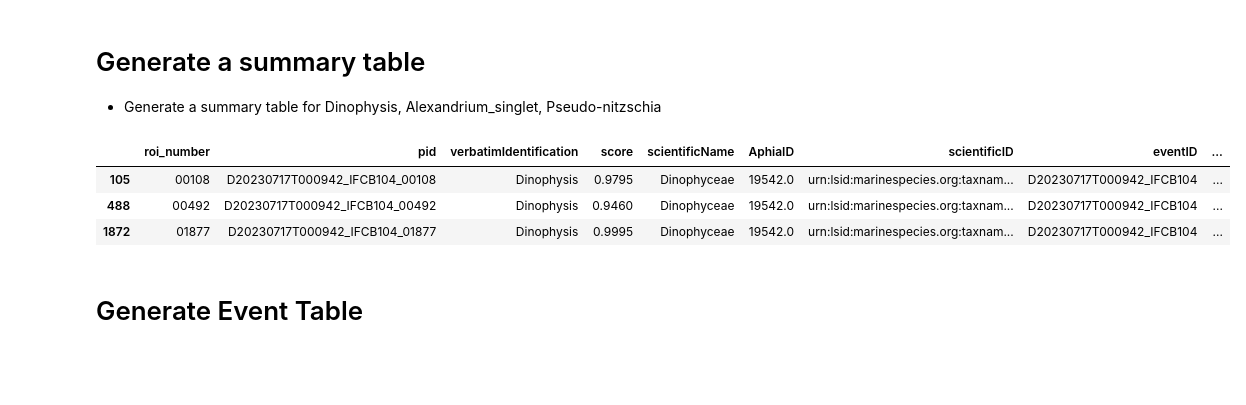
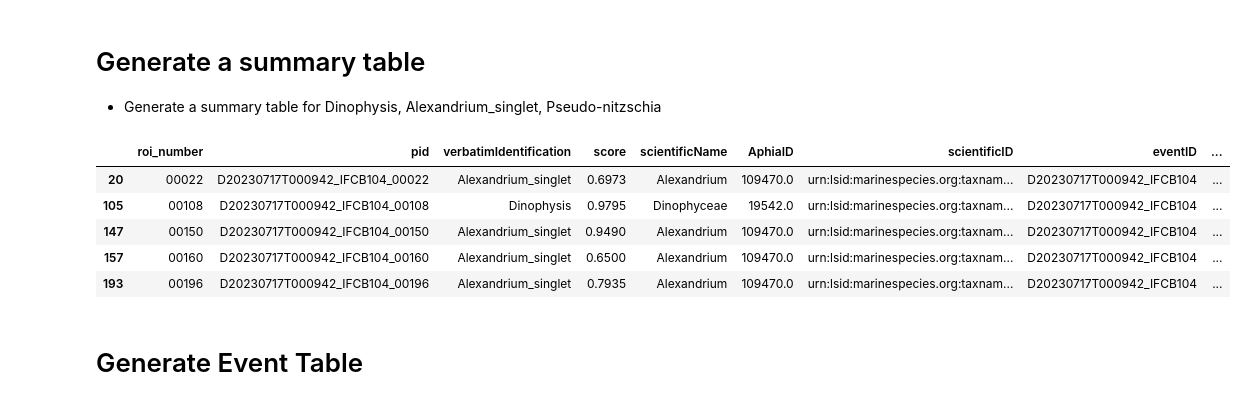
Before and after one commit to CeNCOOS/OBIS_workshop_2024_IFCB, a Jupyter notebook: notebooks/getSantaCruzdata.ipynb, the cells around one changed output. Drawn from its saved outputs; the diff is of its cells as text; code cells hidden in the pictures; blank space fills up the shorter version.

Commit message:
Update getSantaCruzdata.ipynb
created summary table and occurrence table

```diff
--- a/notebooks/getSantaCruzdata.ipynb
+++ b/notebooks/getSantaCruzdata.ipynb
@@ -410,30 +410,32 @@ Class: Thalassiosira  0.3804, Threshold: 0.36
 # %%
 import pandas as pd
 features['pid'] = range_response.iloc[0] + "_" + features['roi_number'].astype(str).str.zfill(5)
 export_table = pd.DataFrame({'roi_number': features['roi_number'].astype(str).str.zfill(5),'pid':features['pid'],'class':top_class,'score':top_prob})
 # Only keep the classes we are interested in ['Dinophysis','Alexandrium_singlet','Pseudo-nitzschia']
 export_table = export_table[export_table['class'].isin(['Dinophysis','Alexandrium_singlet','Pseudo-nitzschia'])]
 
 # Use the worms_df dataframe as a lookup table to get the scientific name, AphiaID, and rank for each class
 worms_df.index = worms_df['className']
 export_table['scientificName'] = export_table['class'].map(worms_df['scientificname'])
 export_table['AphiaID'] = export_table['class'].map(worms_df['AphiaID'])
 export_table['scientificID'] = "urn:lsid:marinespecies.org:taxname:" + export_table['AphiaID'].astype(int).astype(str)
 export_table['eventID'] = range_response.iloc[0]
 export_table['occurrenceID'] = export_table['eventID'] + ":Taxon:" + export_table['AphiaID'].astype(int).astype(str) + "_1"
 export_table['taxonRank'] = export_table['class'].map(worms_df['rank'])
 export_table['kingdom'] = export_table['class'].map(worms_df['rank'])
 export_table.rename(columns={'class':'verbatimIdentification'}, inplace=True)
-export_table['identiedBy'] = 'MachineObservation'
+export_table['identifiedBy'] = 'MachineObservation'
 export_table['identificationVerificationStatus'] = 'Present'
 export_table['identificationReferences'] = "Trained machine learning model: Daniel, P. (2023-02) phytoClassUCSC - A phytoplankton classifier for IFCB data. Version 1.0. Hugging Face repository. https://huggingface.co/patcdaniel/phytoClassUCSC | Software to run the trained machine learning model: Sosik, H., J. Futrelle, E. Peacock,  T. Golden, J. Lopez (2023-11-13) ifcb-analysis. GitHub repository. https://github.com/tsgolden/ifcb-analysis/commit/9e228c9f616edd85b57aefc0792125ec92f20e31 forked from https://github.com/yosoyjay/ifcb-analysis forked from https://github.com/hsosik/ifcb-analysis | Software to interpret autoclass scores: https://github.com/CeNCOOS/OBIS_workshop_2024_IFCB [Add which script or function] | Input parameters to interpret autoclass scores: https://github.com/CeNCOOS/OBIS_workshop_2024_IFCB/blob/main/class_thresholds_cencoos_classifier_20240412.csv"
 export_table['associatedMedia'] = base_url + "image?image=" + export_table['roi_number'] + "&dataset=" + DATASET + "&bin=" + export_table['eventID']
 export_table.head()
 # %% [output]
 |  | roi_number | pid | verbatimIdentification | score | scientificName | AphiaID | scientificID | eventID | ... |
+| 20 | 00022 | D20230717T000942_IFCB104_00022 | Alexandrium_singlet | 0.6973 | Alexandrium | 109470.0 | urn:lsid:marinespecies.org:taxnam... | D20230717T000942_IFCB104 | ... |
 | 105 | 00108 | D20230717T000942_IFCB104_00108 | Dinophysis | 0.9795 | Dinophyceae | 19542.0 | urn:lsid:marinespecies.org:taxnam... | D20230717T000942_IFCB104 | ... |
-| 488 | 00492 | D20230717T000942_IFCB104_00492 | Dinophysis | 0.9460 | Dinophyceae | 19542.0 | urn:lsid:marinespecies.org:taxnam... | D20230717T000942_IFCB104 | ... |
-| 1872 | 01877 | D20230717T000942_IFCB104_01877 | Dinophysis | 0.9995 | Dinophyceae | 19542.0 | urn:lsid:marinespecies.org:taxnam... | D20230717T000942_IFCB104 | ... |
+| 147 | 00150 | D20230717T000942_IFCB104_00150 | Alexandrium_singlet | 0.9490 | Alexandrium | 109470.0 | urn:lsid:marinespecies.org:taxnam... | D20230717T000942_IFCB104 | ... |
+| 157 | 00160 | D20230717T000942_IFCB104_00160 | Alexandrium_singlet | 0.6500 | Alexandrium | 109470.0 | urn:lsid:marinespecies.org:taxnam... | D20230717T000942_IFCB104 | ... |
+| 193 | 00196 | D20230717T000942_IFCB104_00196 | Alexandrium_singlet | 0.7935 | Alexandrium | 109470.0 | urn:lsid:marinespecies.org:taxnam... | D20230717T000942_IFCB104 | ... |
 # %% [markdown]
 # Generate Event Table #
 # %%
```
Also changed, not shown: parts of 5 cells of this notebook.
